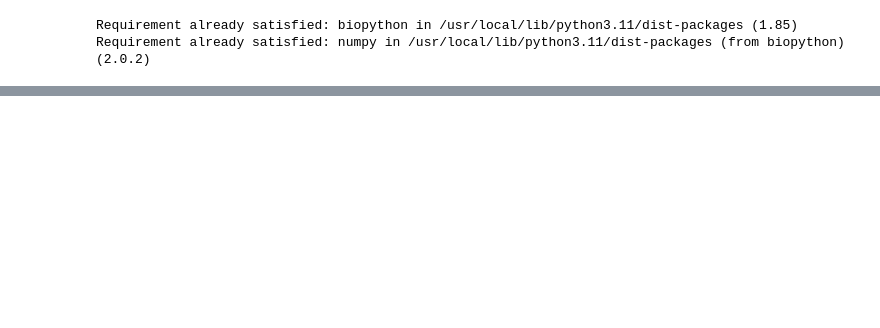
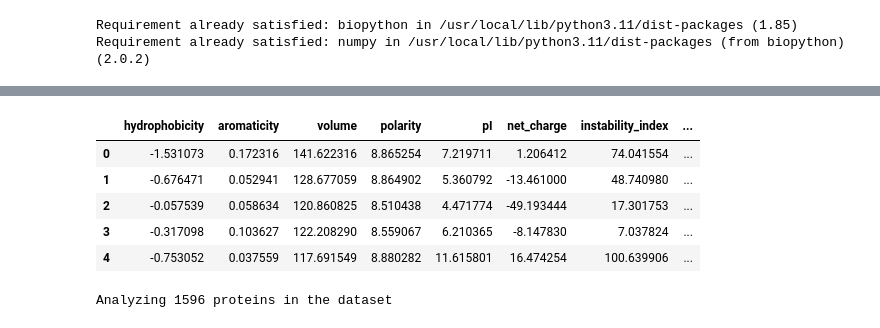
Before and after one commit to Shubham2004yadav/temp, a Jupyter notebook: LLPS_vs_non_LLPS.ipynb, the cells around one changed output, grey strips where cells are left out. Cells and saved outputs as stored; diff of their text form; code cells hidden in the pictures; blank space fills up the shorter version.

```diff
--- a/LLPS_vs_non_LLPS.ipynb
+++ b/LLPS_vs_non_LLPS.ipynb
@@ -165,0 +255,11 @@ plt.show()
+# %%
+features_df = pd.DataFrame(feature_dicts)
+features_df['label'] = labels
+features_df.head()
+# %% [output]
+|  | hydrophobicity | aromaticity | volume | polarity | pI | net_charge | instability_index | ... |
+| 0 | -1.531073 | 0.172316 | 141.622316 | 8.865254 | 7.219711 | 1.206412 | 74.041554 | ... |
+| 1 | -0.676471 | 0.052941 | 128.677059 | 8.864902 | 5.360792 | -13.461000 | 48.740980 | ... |
+| 2 | -0.057539 | 0.058634 | 120.860825 | 8.510438 | 4.471774 | -49.193444 | 17.301753 | ... |
+| 3 | -0.317098 | 0.103627 | 122.208290 | 8.559067 | 6.210365 | -8.147830 | 7.037824 | ... |
+| 4 | -0.753052 | 0.037559 | 117.691549 | 8.880282 | 11.615801 | 16.474254 | 100.639906 | ... |
@@ -165,0 +269,4 @@ plt.show()
+# %%
+print(f"Analyzing {len(df)} proteins in the dataset")
+# %% [output]
+Analyzing 1596 proteins in the dataset
```
Also changed, not shown: parts of 20 cells of this notebook.
